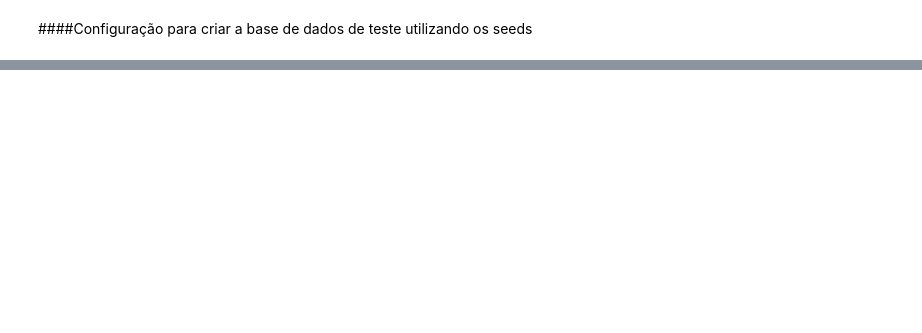
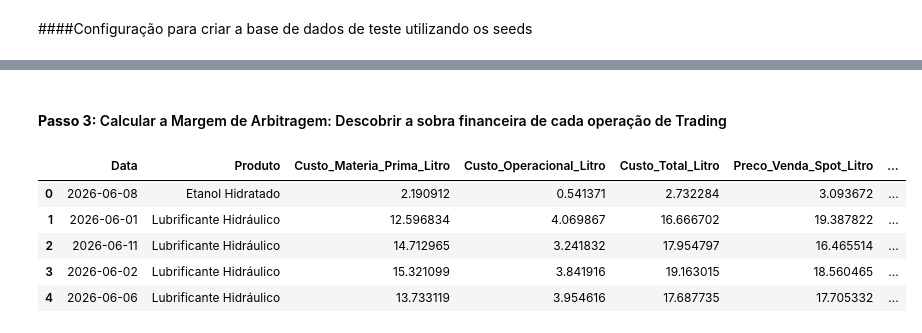
Before and after one commit to vitorjensen/monitor-trading-margens, a Jupyter notebook: notebooks/01_analise_exploratoria.ipynb, the cells around one changed output, grey strips where cells are left out. Saved outputs shown, nothing was run; the diff lists cells and outputs as text; code cells hidden in the pictures; blank space fills up the shorter version.

```diff
--- a/notebooks/01_analise_exploratoria.ipynb
+++ b/notebooks/01_analise_exploratoria.ipynb
@@ -31,0 +54,3 @@ df_mercado = df_mercado.sample(frac=1).reset_index(drop=True)
+# %%
+df_custos_industriais = pd.read_csv('data/raw/custos_industriais.csv')
+df_custos_industriais.head()
@@ -31,0 +64,3 @@ df_mercado = df_mercado.sample(frac=1).reset_index(drop=True)
+# %%
+df_custos_industriais['Custo_Total_Litro'] = df_custos_industriais['Custo_Materia_Prima_Litro'] + df_custos_industriais['Custo_Operacional_Litro']
+df_custos_industriais.head()
@@ -31,0 +76,3 @@ df_mercado = df_mercado.sample(frac=1).reset_index(drop=True)
+# %%
+df_precos_mercado = pd.read_csv('data/raw/precos_mercado.csv')
+df_precos_mercado.head()
@@ -31,0 +86,3 @@ df_mercado = df_mercado.sample(frac=1).reset_index(drop=True)
+# %%
+df_merge = pd.merge(df_custos_industriais, df_precos_mercado, on=['Data', 'Produto'])
+df_merge.head()
@@ -31,0 +96,12 @@ df_mercado = df_mercado.sample(frac=1).reset_index(drop=True)
+# %% [markdown]
+#### **Passo 3:** Calcular a Margem de Arbitragem: Descobrir a sobra financeira de cada operação de Trading
+# %%
+df_merge['Margem_Absoluta_Litro'] = df_merge['Preco_Venda_Spot_Litro'] - df_merge['Custo_Total_Litro']
+df_merge.head()
+# %% [output]
+|  | Data | Produto | Custo_Materia_Prima_Litro | Custo_Operacional_Litro | Custo_Total_Litro | Preco_Venda_Spot_Litro | ... |
+| 0 | 2026-06-08 | Etanol Hidratado | 2.190912 | 0.541371 | 2.732284 | 3.093672 | ... |
+| 1 | 2026-06-01 | Lubrificante Hidráulico | 12.596834 | 4.069867 | 16.666702 | 19.387822 | ... |
+| 2 | 2026-06-11 | Lubrificante Hidráulico | 14.712965 | 3.241832 | 17.954797 | 16.465514 | ... |
+| 3 | 2026-06-02 | Lubrificante Hidráulico | 15.321099 | 3.841916 | 19.163015 | 18.560465 | ... |
+| 4 | 2026-06-06 | Lubrificante Hidráulico | 13.733119 | 3.954616 | 17.687735 | 17.705332 | ... |
```
Also changed, not shown: parts of 10 cells of this notebook.
